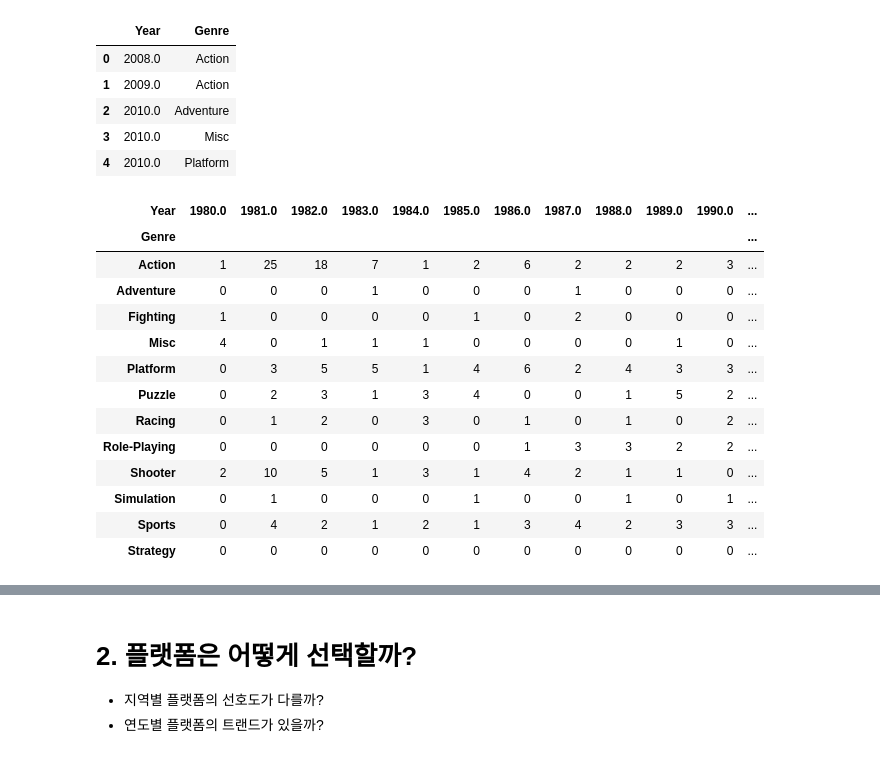
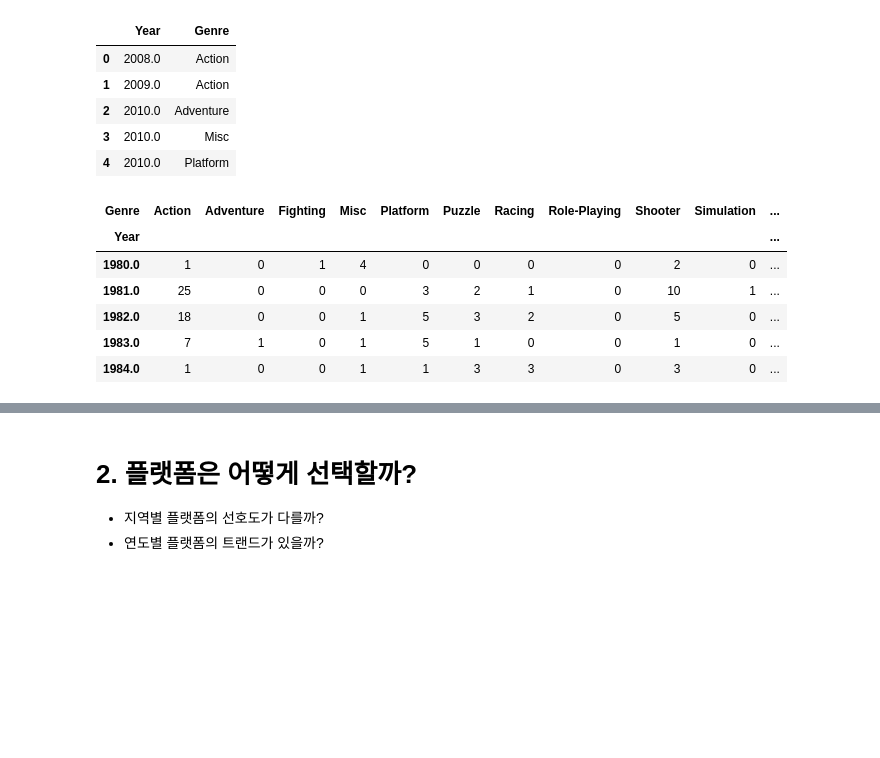
Before and after one commit to bong7233/AI_Project_1, a Jupyter notebook: AI_03_이상봉_Section1.ipynb, the cells around one changed output, grey strips where cells are left out. Drawn from its saved outputs; the diff is of its cells as text; code cells hidden in the pictures; blank space fills up the shorter version.

```diff
--- a/AI_03_이상봉_Section1.ipynb
+++ b/AI_03_이상봉_Section1.ipynb
@@ -177,23 +175,18 @@ df3.head()
 | 2 | 2010.0 | Adventure |
 | 3 | 2010.0 | Misc |
 | 4 | 2010.0 | Platform |
-# %%
-pd.crosstab(df3.Year,df3.Genre).T
-# %% [output]
-| Year | 1980.0 | 1981.0 | 1982.0 | 1983.0 | 1984.0 | 1985.0 | 1986.0 | 1987.0 | 1988.0 | 1989.0 | 1990.0 | ... |
-| Genre |  |  |  |  |  |  |  |  |  |  |  | ... |
-| Action | 1 | 25 | 18 | 7 | 1 | 2 | 6 | 2 | 2 | 2 | 3 | ... |
-| Adventure | 0 | 0 | 0 | 1 | 0 | 0 | 0 | 1 | 0 | 0 | 0 | ... |
-| Fighting | 1 | 0 | 0 | 0 | 0 | 1 | 0 | 2 | 0 | 0 | 0 | ... |
-| Misc | 4 | 0 | 1 | 1 | 1 | 0 | 0 | 0 | 0 | 1 | 0 | ... |
-| Platform | 0 | 3 | 5 | 5 | 1 | 4 | 6 | 2 | 4 | 3 | 3 | ... |
-| Puzzle | 0 | 2 | 3 | 1 | 3 | 4 | 0 | 0 | 1 | 5 | 2 | ... |
-| Racing | 0 | 1 | 2 | 0 | 3 | 0 | 1 | 0 | 1 | 0 | 2 | ... |
-| Role-Playing | 0 | 0 | 0 | 0 | 0 | 0 | 1 | 3 | 3 | 2 | 2 | ... |
-| Shooter | 2 | 10 | 5 | 1 | 3 | 1 | 4 | 2 | 1 | 1 | 0 | ... |
-| Simulation | 0 | 1 | 0 | 0 | 0 | 1 | 0 | 0 | 1 | 0 | 1 | ... |
-| Sports | 0 | 4 | 2 | 1 | 2 | 1 | 3 | 4 | 2 | 3 | 3 | ... |
-| Strategy | 0 | 0 | 0 | 0 | 0 | 0 | 0 | 0 | 0 | 0 | 0 | ... |
+# %%
+# 연도별 장르의 갯수를 나타내는 데이터프레임 선언
+year_genre = pd.crosstab(df3.Year,df3.Genre)
+year_genre.head()
+# %% [output]
+| Genre | Action | Adventure | Fighting | Misc | Platform | Puzzle | Racing | Role-Playing | Shooter | Simulation | ... |
+| Year |  |  |  |  |  |  |  |  |  |  | ... |
+| 1980.0 | 1 | 0 | 1 | 4 | 0 | 0 | 0 | 0 | 2 | 0 | ... |
+| 1981.0 | 25 | 0 | 0 | 0 | 3 | 2 | 1 | 0 | 10 | 1 | ... |
+| 1982.0 | 18 | 0 | 0 | 1 | 5 | 3 | 2 | 0 | 5 | 0 | ... |
+| 1983.0 | 7 | 1 | 0 | 1 | 5 | 1 | 0 | 0 | 1 | 0 | ... |
+| 1984.0 | 1 | 0 | 0 | 1 | 1 | 3 | 3 | 0 | 3 | 0 | ... |
 # %%
 # 연도별 데이터나누기
 
```
Also changed, not shown: parts of 5 cells of this notebook.
